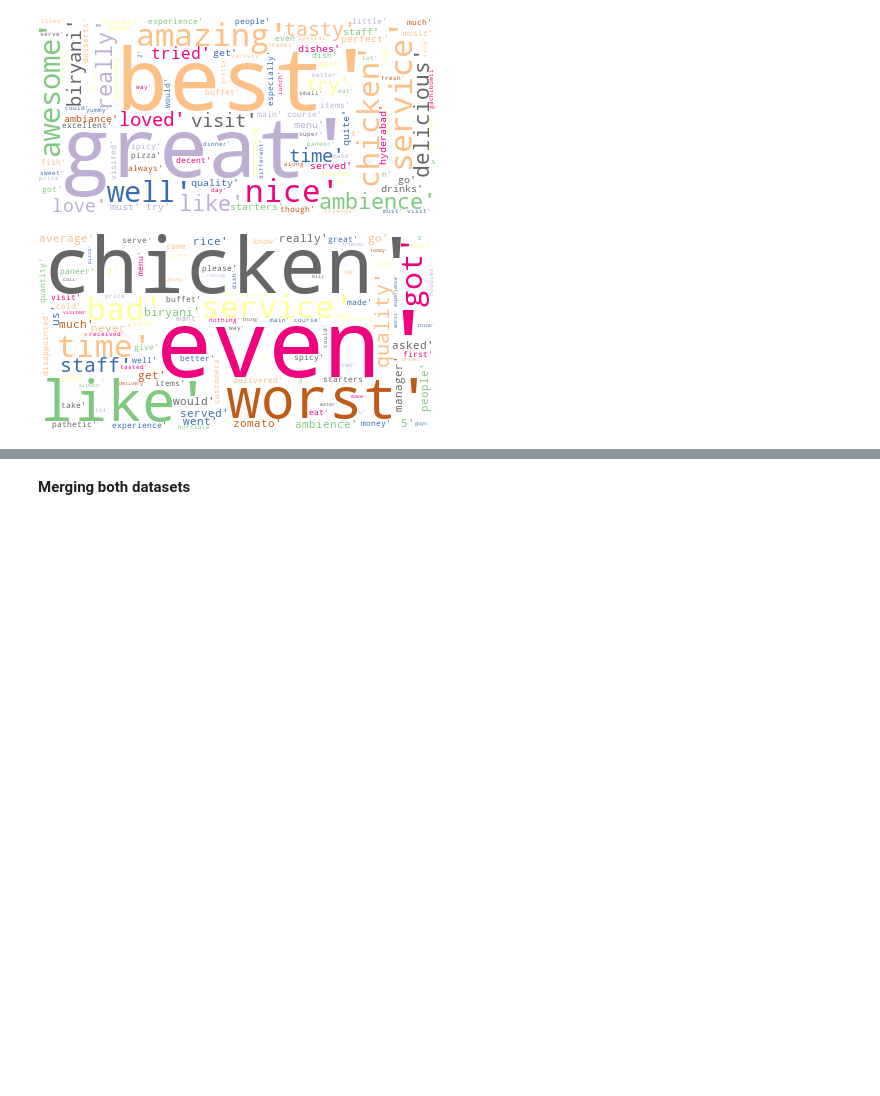
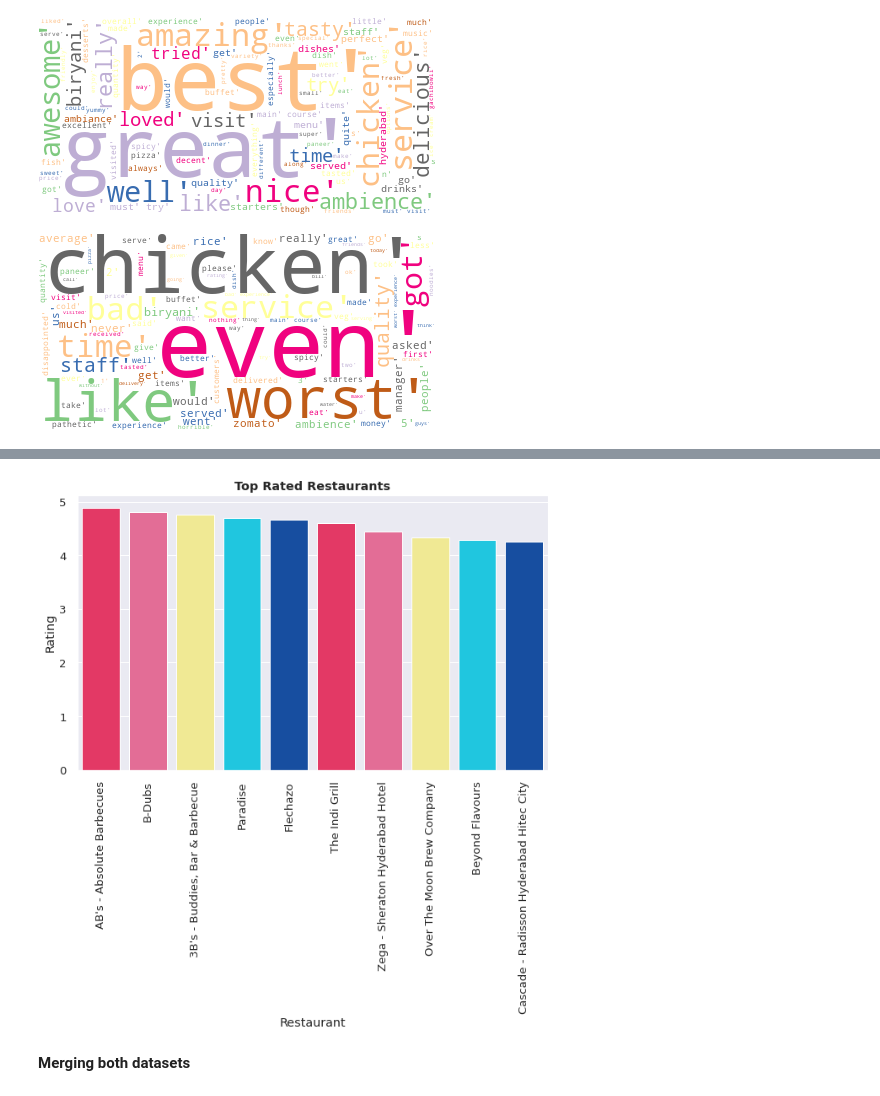
Before and after one commit to SethupathyM/Unsupervised_ML_Clustering_and_Sentiment_Analysis_Zomato_Restaurant, a Jupyter notebook: Zomato_Restaurant_Clustering_and_Sentiment_Analysis_.ipynb, the cells around one changed output, grey strips where cells are left out. Drawn from its saved outputs; the diff is of its cells as text; code cells hidden in the pictures; blank space fills up the shorter version.

```diff
--- a/Zomato_Restaurant_Clustering_and_Sentiment_Analysis_.ipynb
+++ b/Zomato_Restaurant_Clustering_and_Sentiment_Analysis_.ipynb
@@ -1080,2 +1074,18 @@ plt.show()
+# %%
+# Top 10 Restaurants with high average rating
+
+df_r['Rating'] = df_r['Rating'].apply(lambda x: float(x))
+avg_ratings = pd.DataFrame(df_r.groupby('Restaurant')['Rating'].mean()).reset_index()
+avg_ratings = avg_ratings.sort_values(by = 'Rating',ascending = False)
+avg_ratings = avg_ratings[:10]
+# %%
+# Visualization of top 10 reviewers
+plt.figure(figsize = (10,6))
+sns.barplot(data = avg_ratings,x = 'Restaurant',y = 'Rating',palette = ['#FF1D58','#F75990','#FFF685','#00DDFF','#0049B7'])
+plt.title('Top Rated Restaurants',fontweight = 'bold')
+plt.xticks(rotation = 90)
+plt.show()
+# %% [output]
+[figure, added]
 # %% [markdown]
 **Merging both datasets**
```
Also changed, not shown: parts of 4 cells of this notebook.
